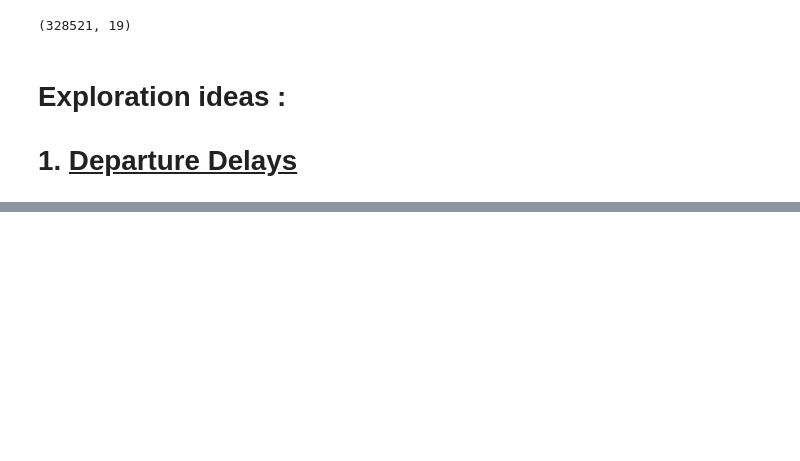
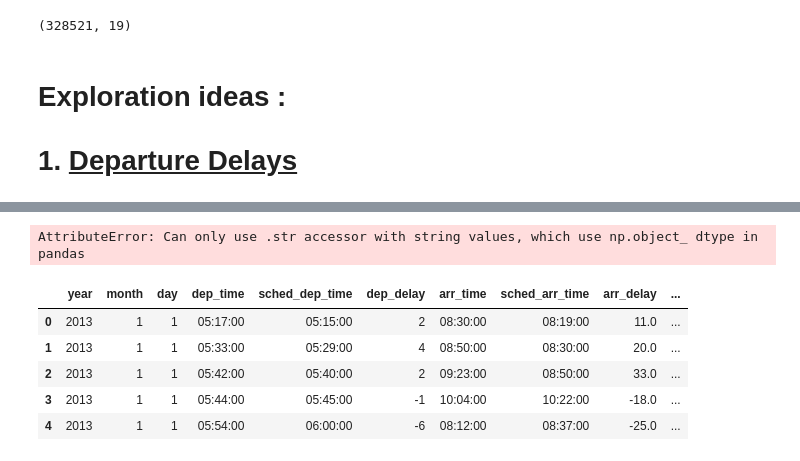
Before and after one commit to afarane/Analyze_NTY_FlighData, a Jupyter notebook: Analyze_NYC_FlightData.ipynb, the cells around one changed output, grey strips where cells are left out. Cells and saved outputs as stored; diff of their text form; code cells hidden in the pictures; blank space fills up the shorter version.

```diff
--- a/Analyze_NYC_FlightData.ipynb
+++ b/Analyze_NYC_FlightData.ipynb
@@ -150,0 +109,16 @@ fdata.shape
+# %%
+fdata["dep_time"]= pd.to_timedelta(fdata["dep_time"].str[:2]+":"+fdata["dep_time"].str[-2:]+":00")
+fdata["sched_dep_time"]= pd.to_timedelta(fdata["sched_dep_time"].str[:2]+":"+fdata["sched_dep_time"].str[-2:]+":00")
+fdata["arr_time"]= pd.to_timedelta(fdata["arr_time"].str[:2]+":"+fdata["arr_time"].str[-2:]+":00")
+fdata["sched_arr_time"]= pd.to_timedelta(fdata["sched_arr_time"].str[:2]+":"+fdata["sched_arr_time"].str[-2:]+":00")
+# %% [output]
+AttributeError: Can only use .str accessor with string values, which use np.object_ dtype in pandas
+# %%
+fdata.head()
+# %% [output]
+|  | year | month | day | dep_time | sched_dep_time | dep_delay | arr_time | sched_arr_time | arr_delay | ... |
+| 0 | 2013 | 1 | 1 | 05:17:00 | 05:15:00 | 2 | 08:30:00 | 08:19:00 | 11.0 | ... |
+| 1 | 2013 | 1 | 1 | 05:33:00 | 05:29:00 | 4 | 08:50:00 | 08:30:00 | 20.0 | ... |
+| 2 | 2013 | 1 | 1 | 05:42:00 | 05:40:00 | 2 | 09:23:00 | 08:50:00 | 33.0 | ... |
+| 3 | 2013 | 1 | 1 | 05:44:00 | 05:45:00 | -1 | 10:04:00 | 10:22:00 | -18.0 | ... |
+| 4 | 2013 | 1 | 1 | 05:54:00 | 06:00:00 | -6 | 08:12:00 | 08:37:00 | -25.0 | ... |
```
Also changed, not shown: parts of 29 cells of this notebook.
